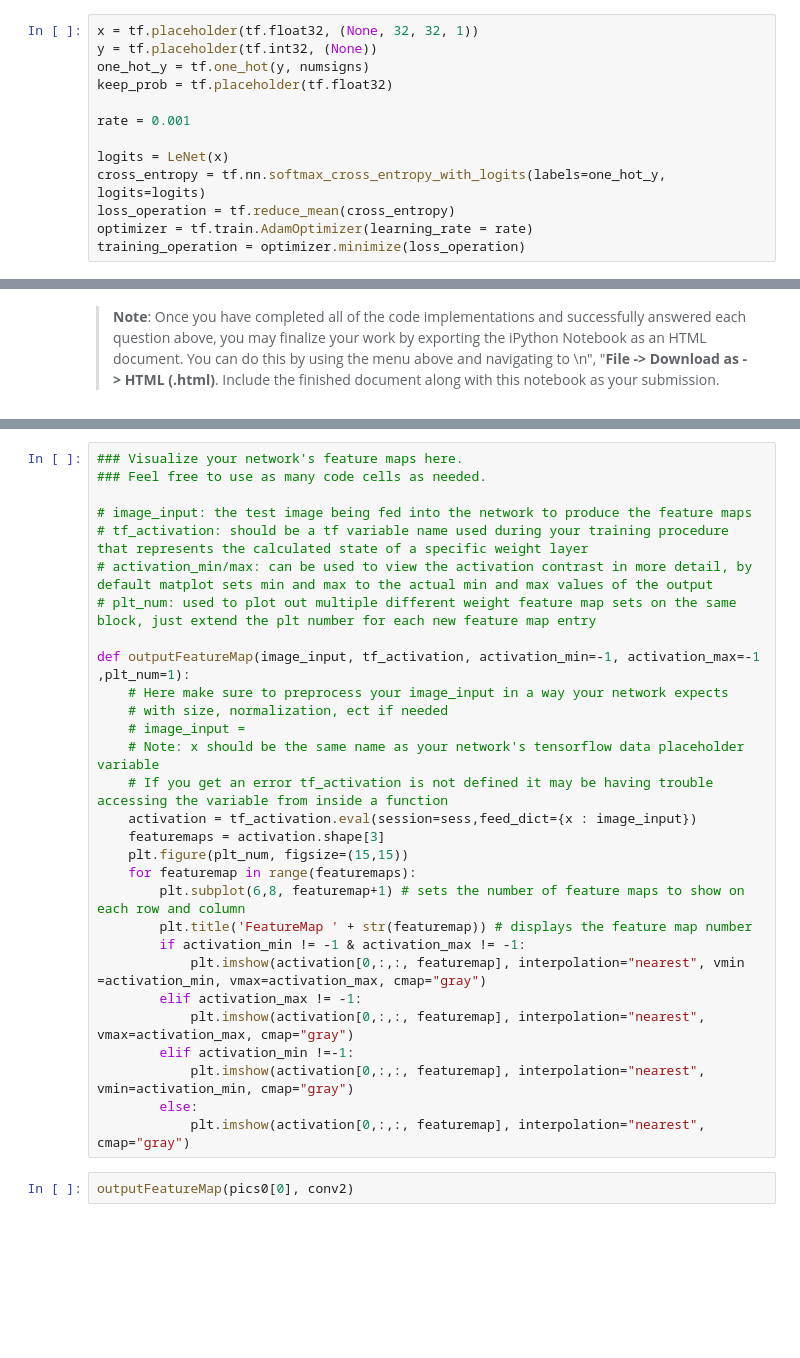
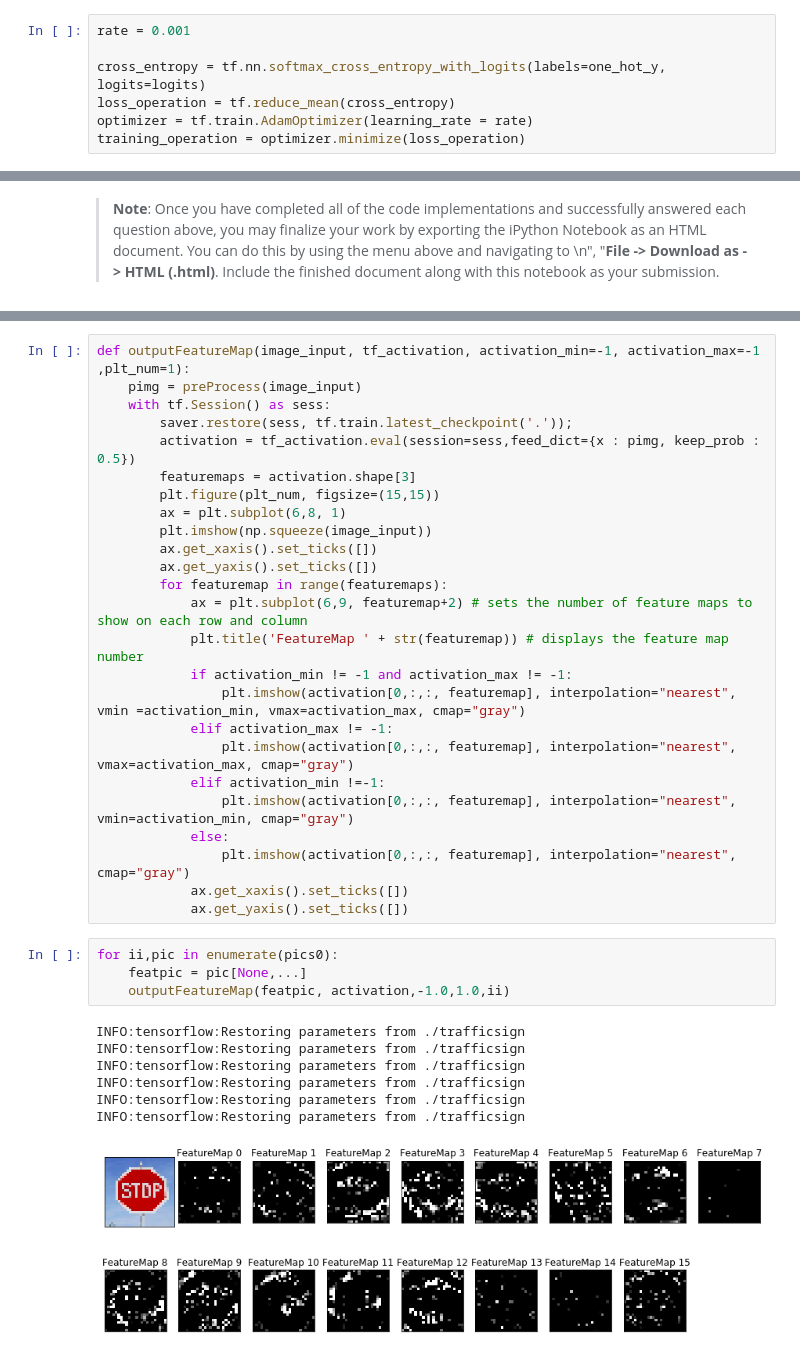
Before and after one commit to jimwatt/P2-traffic_signs, a Jupyter notebook: Traffic_Sign_Classifier.ipynb, the cells around one changed output, grey strips where cells are left out. Drawn from its saved outputs; the diff is of its cells as text; blank space fills up the shorter version.

Commit message:
Just need to make everything pretty

```diff
--- a/Traffic_Sign_Classifier.ipynb
+++ b/Traffic_Sign_Classifier.ipynb
@@ -235,14 +238,8 @@ def LeNet(x):
 # %% [markdown]
 ### Train, Validate and Test the Model
 # %%
-x = tf.placeholder(tf.float32, (None, 32, 32, 1))
-y = tf.placeholder(tf.int32, (None))
-one_hot_y = tf.one_hot(y, numsigns)
-keep_prob = tf.placeholder(tf.float32)
-
 rate = 0.001
 
-logits = LeNet(x)
 cross_entropy = tf.nn.softmax_cross_entropy_with_logits(labels=one_hot_y, logits=logits)
 loss_operation = tf.reduce_mean(cross_entropy)
 optimizer = tf.train.AdamOptimizer(learning_rate = rate)
@@ -401,34 +421,40 @@ For an example of what feature map outputs look like, check out NVIDIA's results
  </figcaption>
 </figure>
  <p></p>
-# %%
-### Visualize your network's feature maps here.
-### Feel free to use as many code cells as needed.
-
-# image_input: the test image being fed into the network to produce the feature maps
-# tf_activation: should be a tf variable name used during your training procedure that represents the calculated state of a specific weight layer
-# activation_min/max: can be used to view the activation contrast in more detail, by default matplot sets min and max to the actual min and max values of the output
-# plt_num: used to plot out multiple different weight feature map sets on the same block, just extend the plt number for each new feature map entry
-
-def outputFeatureMap(image_input, tf_activation, activation_min=-1, activation_max=-1 ,plt_num=1):
-    # Here make sure to preprocess your image_input in a way your network expects
-    # with size, normalization, ect if needed
-    # image_input =
-    # Note: x should be the same name as your network's tensorflow data placeholder variable
-    # If you get an error tf_activation is not defined it may be having trouble accessing the variable from inside a function
-    activation = tf_activation.eval(session=sess,feed_dict={x : image_input})
-    featuremaps = activation.shape[3]
-    plt.figure(plt_num, figsize=(15,15))
-    for featuremap in range(featuremaps):
-        plt.subplot(6,8, featuremap+1) # sets the number of feature maps to show on each row and column
-        plt.title('FeatureMap ' + str(featuremap)) # displays the feature map number
-        if activation_min != -1 & activation_max != -1:
-            plt.imshow(activation[0,:,:, featuremap], interpolation="nearest", vmin =activation_min, vmax=activation_max, cmap="gray")
-        elif activation_max != -1:
-            plt.imshow(activation[0,:,:, featuremap], interpolation="nearest", vmax=activation_max, cmap="gray")
-        elif activation_min !=-1:
-            plt.imshow(activation[0,:,:, featuremap], interpolation="nearest", vmin=activation_min, cmap="gray")
-        else:
-            plt.imshow(activation[0,:,:, featuremap], interpolation="nearest", cmap="gray")
-# %%
-outputFeatureMap(pics0[0], conv2)
+# %%
+def outputFeatureMap(image_input, tf_activation, activation_min=-1, activation_max=-1 ,plt_num=1):
+    pimg = preProcess(image_input)
+    with tf.Session() as sess:
+        saver.restore(sess, tf.train.latest_checkpoint('.'));
+        activation = tf_activation.eval(session=sess,feed_dict={x : pimg, keep_prob : 0.5})
+        featuremaps = activation.shape[3]
+        plt.figure(plt_num, figsize=(15,15))
+        ax = plt.subplot(6,8, 1)
+        plt.imshow(np.squeeze(image_input))
+        ax.get_xaxis().set_ticks([])
+        ax.get_yaxis().set_ticks([])
+        for featuremap in range(featuremaps):
+            ax = plt.subplot(6,9, featuremap+2) # sets the number of feature maps to show on each row and column
+            plt.title('FeatureMap ' + str(featuremap)) # displays the feature map number
+            if activation_min != -1 and activation_max != -1:
+                plt.imshow(activation[0,:,:, featuremap], interpolation="nearest", vmin =activation_min, vmax=activation_max, cmap="gray")
+            elif activation_max != -1:
+                plt.imshow(activation[0,:,:, featuremap], interpolation="nearest", vmax=activation_max, cmap="gray")
+            elif activation_min !=-1:
+                plt.imshow(activation[0,:,:, featuremap], interpolation="nearest", vmin=activation_min, cmap="gray")
+            else:
+                plt.imshow(activation[0,:,:, featuremap], interpolation="nearest", cmap="gray")
+            ax.get_xaxis().set_ticks([])
+            ax.get_yaxis().set_ticks([])
+# %%
+for ii,pic in enumerate(pics0):
+    featpic = pic[None,...]
+    outputFeatureMap(featpic, activation,-1.0,1.0,ii)
+# %% [output]
+INFO:tensorflow:Restoring parameters from ./trafficsign
+INFO:tensorflow:Restoring parameters from ./trafficsign
+INFO:tensorflow:Restoring parameters from ./trafficsign
+INFO:tensorflow:Restoring parameters from ./trafficsign
+INFO:tensorflow:Restoring parameters from ./trafficsign
+INFO:tensorflow:Restoring parameters from ./trafficsign
+[figure, added]
```
Also changed, not shown: parts of 8 cells of this notebook.
